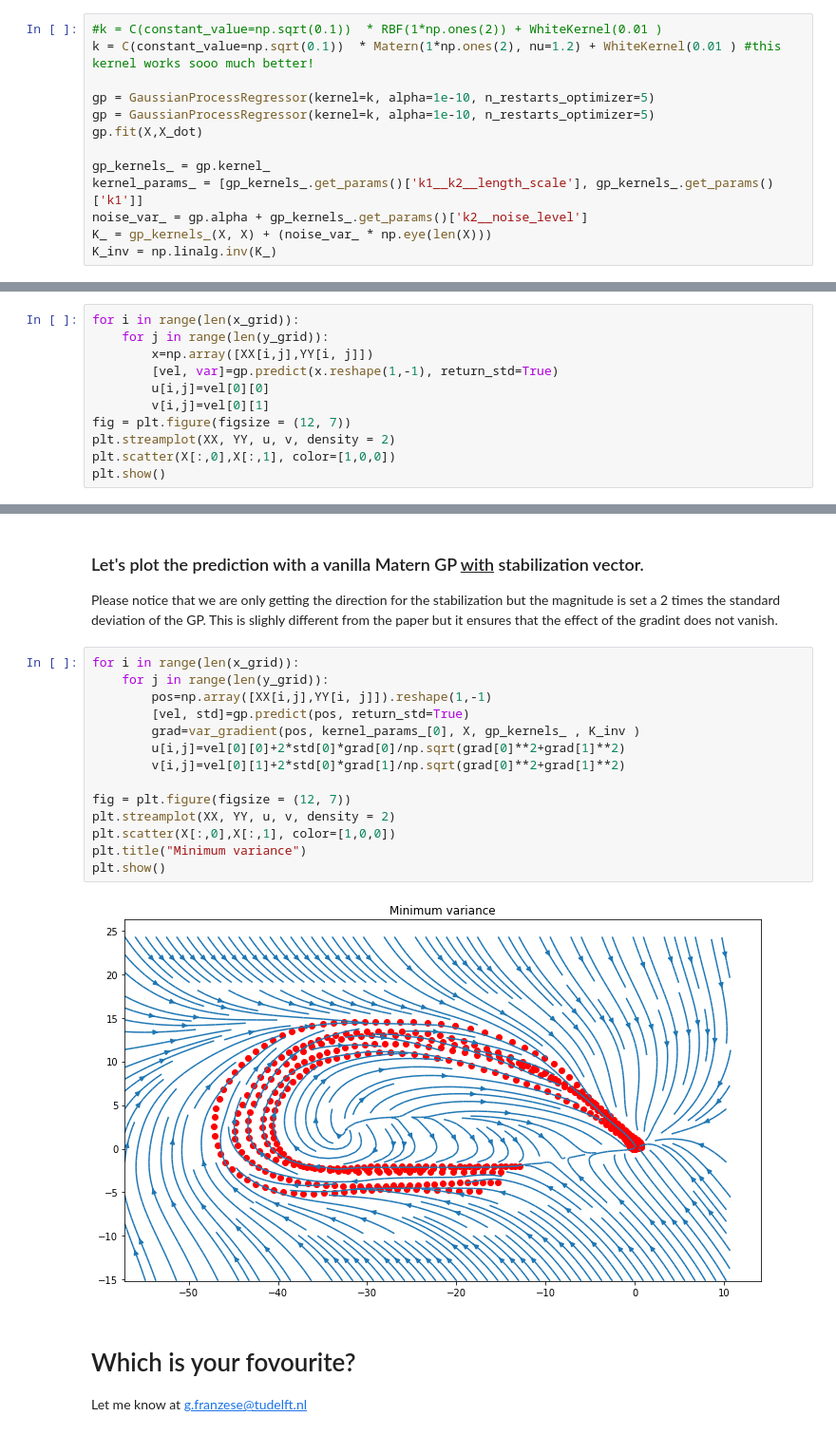
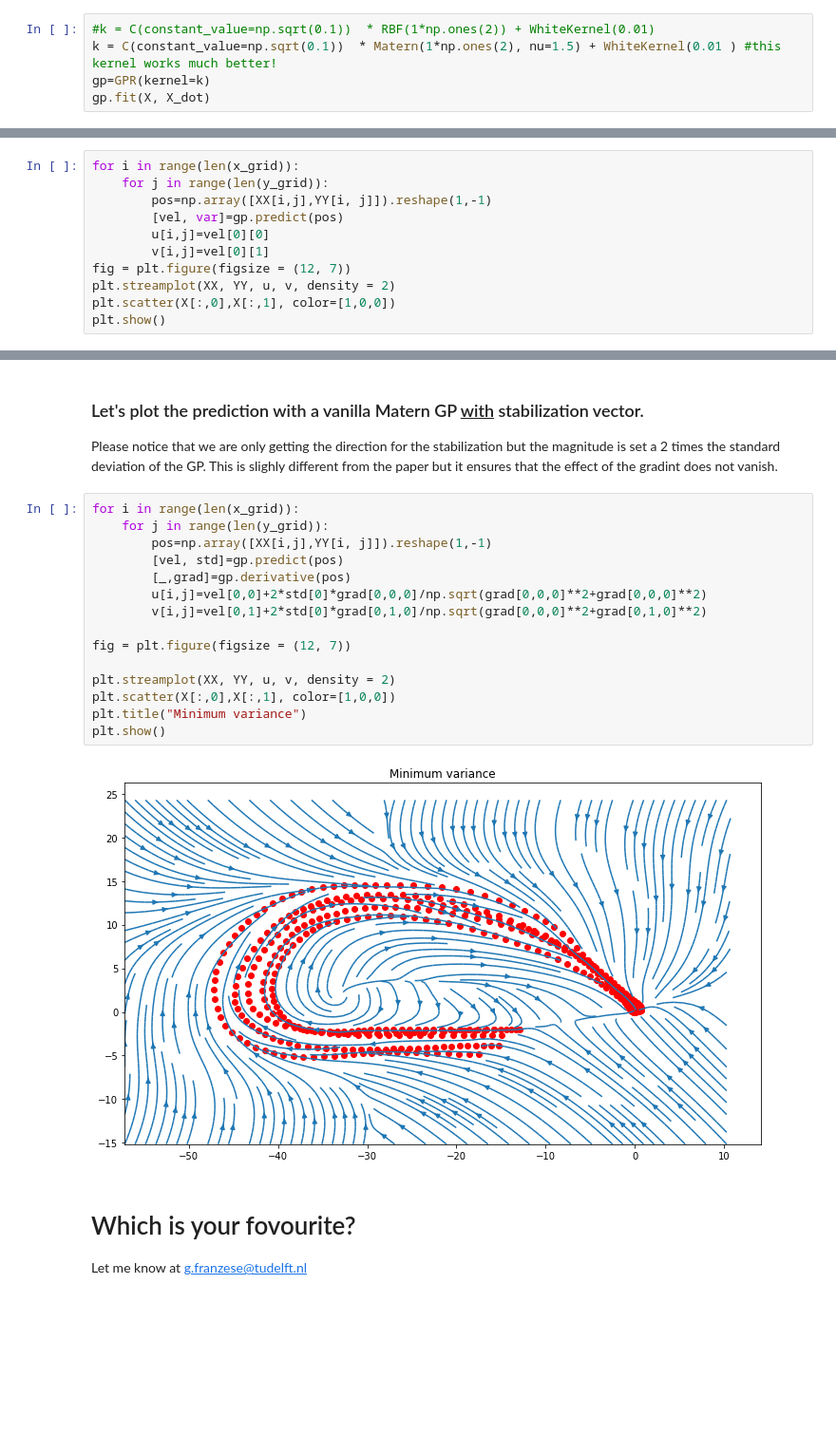
Before and after one commit to franzesegiovanni/ILoSA, a Jupyter notebook: example/Gaussian Process Dynamical System .ipynb, the cells around one changed output, grey strips where cells are left out. Shown: that part at 95% size. Drawn from its saved outputs; the diff is of its cells as text; blank space fills up the shorter version.

```diff
--- a/example/Gaussian Process Dynamical System .ipynb
+++ b/example/Gaussian Process Dynamical System .ipynb
@@ -45,16 +99,8 @@ Please notice that we are using a Matern kernel rather than an RBF kernel
 # %%
-#k = C(constant_value=np.sqrt(0.1))  * RBF(1*np.ones(2)) + WhiteKernel(0.01 )
-k = C(constant_value=np.sqrt(0.1))  * Matern(1*np.ones(2), nu=1.2) + WhiteKernel(0.01 ) #this kernel works sooo much better!
-
-gp = GaussianProcessRegressor(kernel=k, alpha=1e-10, n_restarts_optimizer=5)
-gp = GaussianProcessRegressor(kernel=k, alpha=1e-10, n_restarts_optimizer=5)
-gp.fit(X,X_dot)
-
-gp_kernels_ = gp.kernel_
-kernel_params_ = [gp_kernels_.get_params()['k1__k2__length_scale'], gp_kernels_.get_params()['k1']]
-noise_var_ = gp.alpha + gp_kernels_.get_params()['k2__noise_level']
-K_ = gp_kernels_(X, X) + (noise_var_ * np.eye(len(X)))
-K_inv = np.linalg.inv(K_)
+#k = C(constant_value=np.sqrt(0.1))  * RBF(1*np.ones(2)) + WhiteKernel(0.01)
+k = C(constant_value=np.sqrt(0.1))  * Matern(1*np.ones(2), nu=1.5) + WhiteKernel(0.01 ) #this kernel works much better!
+gp=GPR(kernel=k)
+gp.fit(X, X_dot)
 # %% [markdown]
 ### Let's define a grid where to evaluate the learned dynamical system
 # %%
@@ -69,8 +115,8 @@ v=np.ones((len(x_grid),len(y_grid)))
 # %%
 for i in range(len(x_grid)):
     for j in range(len(y_grid)):
-        x=np.array([XX[i,j],YY[i, j]])
-        [vel, var]=gp.predict(x.reshape(1,-1), return_std=True)
+        pos=np.array([XX[i,j],YY[i, j]]).reshape(1,-1)
+        [vel, var]=gp.predict(pos)
         u[i,j]=vel[0][0]
         v[i,j]=vel[0][1]
 fig = plt.figure(figsize = (12, 7))
@@ -85,19 +131,20 @@ Please notice that we are only getting the direction for the stabilization but t
 # %%
 for i in range(len(x_grid)):
     for j in range(len(y_grid)):
         pos=np.array([XX[i,j],YY[i, j]]).reshape(1,-1)
-        [vel, std]=gp.predict(pos, return_std=True)
-        grad=var_gradient(pos, kernel_params_[0], X, gp_kernels_ , K_inv )
-        u[i,j]=vel[0][0]+2*std[0]*grad[0]/np.sqrt(grad[0]**2+grad[1]**2)
-        v[i,j]=vel[0][1]+2*std[0]*grad[1]/np.sqrt(grad[0]**2+grad[1]**2)
+        [vel, std]=gp.predict(pos)
+        [_,grad]=gp.derivative(pos)
+        u[i,j]=vel[0,0]+2*std[0]*grad[0,0,0]/np.sqrt(grad[0,0,0]**2+grad[0,0,0]**2)
+        v[i,j]=vel[0,1]+2*std[0]*grad[0,1,0]/np.sqrt(grad[0,0,0]**2+grad[0,1,0]**2)
 
 fig = plt.figure(figsize = (12, 7))
+
 plt.streamplot(XX, YY, u, v, density = 2)
 plt.scatter(X[:,0],X[:,1], color=[1,0,0])
 plt.title("Minimum variance")
 plt.show()
 # %% [output]
-[figure, old version]
+[figure, new version]
 # %% [markdown]
 # Which is your fovourite?
 Let me know at g.franzese@tudelft.nl
```
Also changed, not shown: parts of 11 cells of this notebook.
